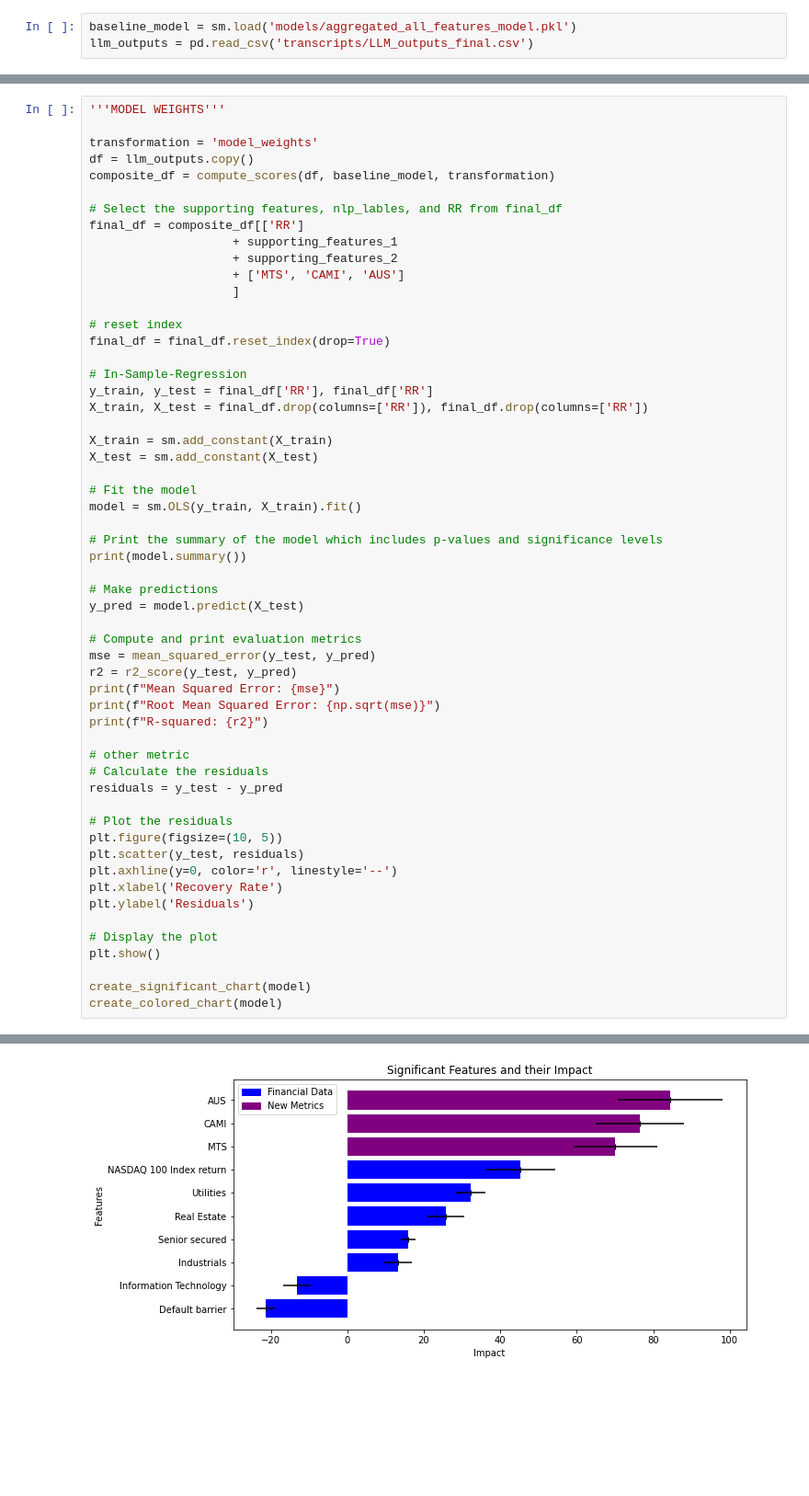
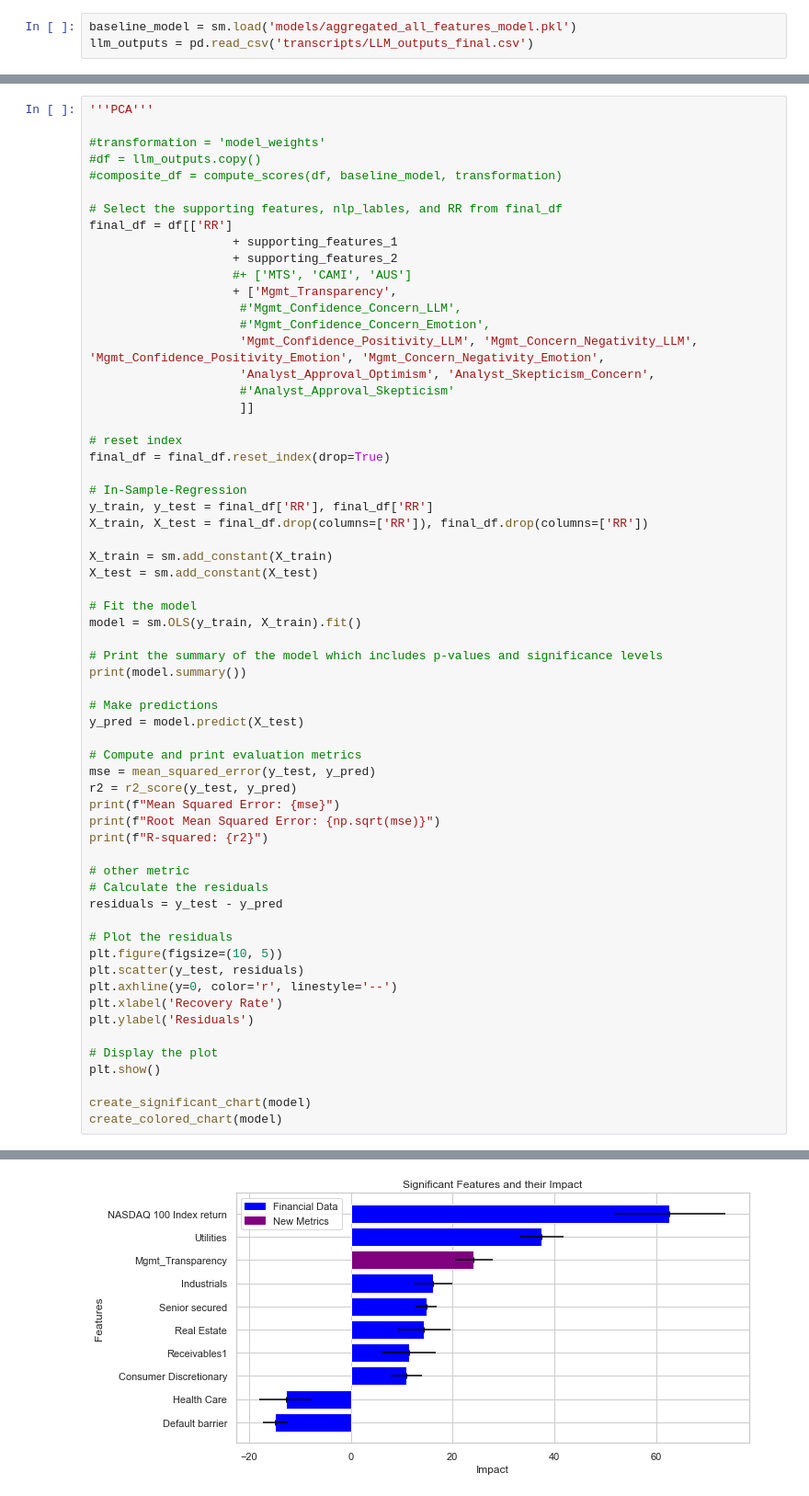
Before and after one commit to constantin1101/LLM_CreditorRRPrediction, a Jupyter notebook: composite_metrics.ipynb, the cells around one changed output, grey strips where cells are left out. Shown at 92% size. Saved outputs shown, nothing was run; the diff lists cells and outputs as text; blank space fills up the shorter version.

```diff
--- a/composite_metrics.ipynb
+++ b/composite_metrics.ipynb
@@ -297,16 +525,22 @@ llm_outputs = pd.read_csv('transcripts/LLM_outputs_final.csv')
 # %%
-'''MODEL WEIGHTS'''
+'''PCA'''
 
-transformation = 'model_weights'
-df = llm_outputs.copy()
-composite_df = compute_scores(df, baseline_model, transformation)
+#transformation = 'model_weights'
+#df = llm_outputs.copy()
+#composite_df = compute_scores(df, baseline_model, transformation)
 
 # Select the supporting features, nlp_lables, and RR from final_df
-final_df = composite_df[['RR']
+final_df = df[['RR']
                     + supporting_features_1
                     + supporting_features_2
-                    + ['MTS', 'CAMI', 'AUS']
-                    ]
+                    #+ ['MTS', 'CAMI', 'AUS']
+                    + ['Mgmt_Transparency',
+                     #'Mgmt_Confidence_Concern_LLM',
+                     #'Mgmt_Confidence_Concern_Emotion',
+                     'Mgmt_Confidence_Positivity_LLM', 'Mgmt_Concern_Negativity_LLM', 'Mgmt_Confidence_Positivity_Emotion', 'Mgmt_Concern_Negativity_Emotion',
+                     'Analyst_Approval_Optimism', 'Analyst_Skepticism_Concern',
+                     #'Analyst_Approval_Skepticism'
+                     ]]
 
 # reset index
 final_df = final_df.reset_index(drop=True)
@@ -373 +607 @@ R-squared: 0.7229637232836652
-[figure, old version]
+[figure, new version]
```
Also changed, not shown: parts of 18 cells of this notebook, 1 other file.
